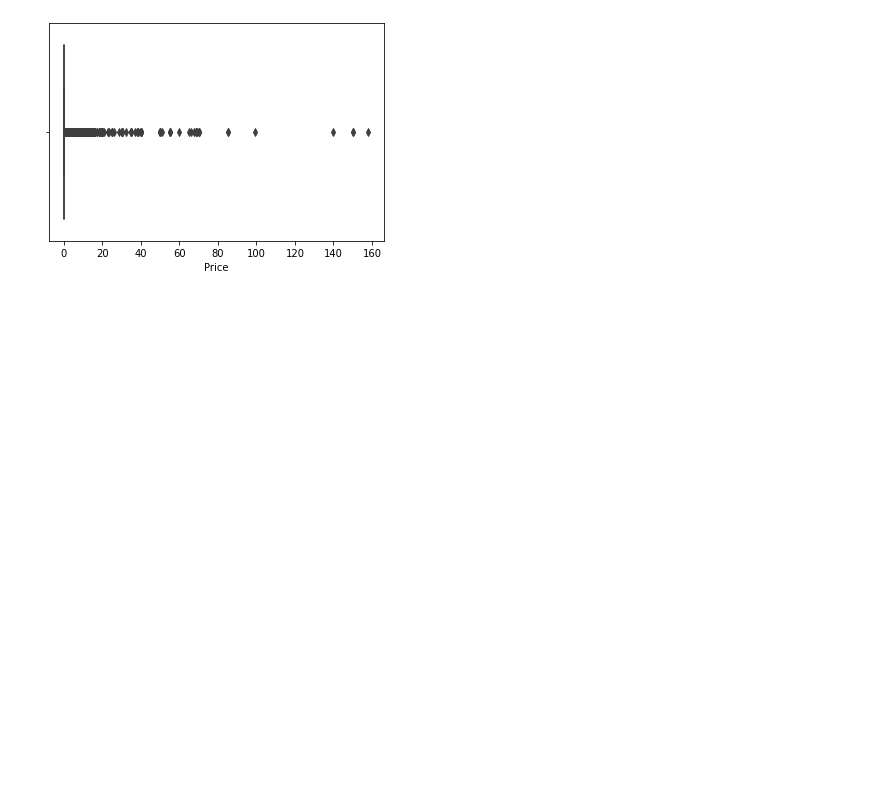
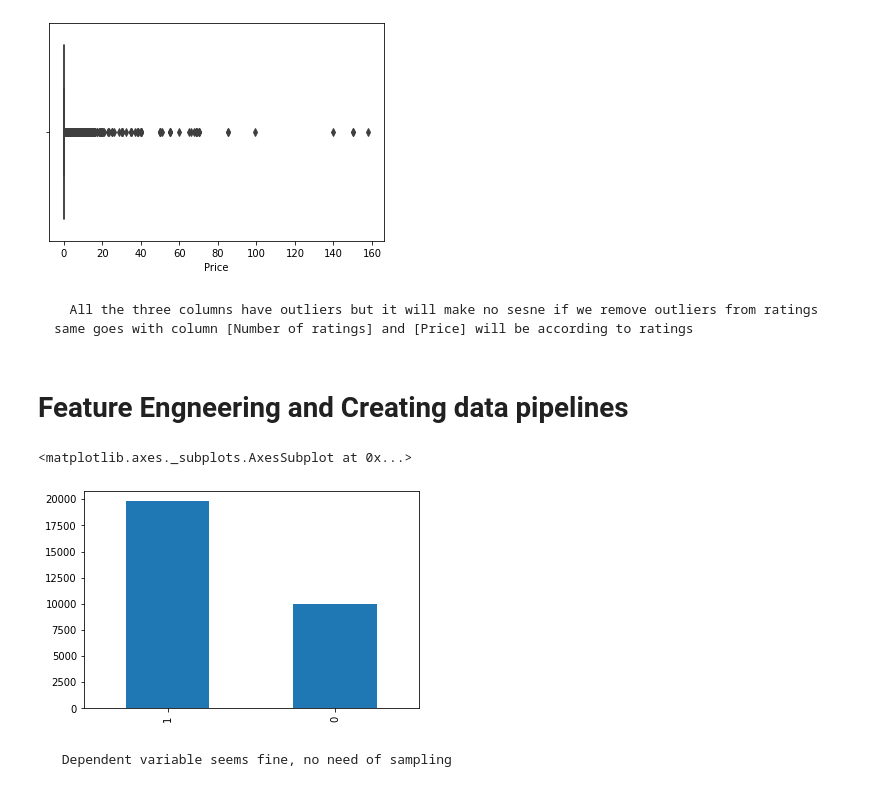
Before and after one commit to ajayn3300/Android-Authenticity-Prediction--Classification-, a Jupyter notebook: ANDRIOD_AUTHENTICITY_PREDICTION.ipynb, the cells around one changed output. Cells and saved outputs as stored; diff of their text form; code cells hidden in the pictures; blank space fills up the shorter version.

```diff
--- a/ANDRIOD_AUTHENTICITY_PREDICTION.ipynb
+++ b/ANDRIOD_AUTHENTICITY_PREDICTION.ipynb
@@ -538,7 +537,7 @@ data=data[~data['App'].isna()]
 data=data[~data['Description'].isna()]
 # %%
 #let's fill NaN with 0 in column 'Related App'
-data['Related apps'].fillna(0,inplace=True)
+data['Related apps'].fillna(str(0),inplace=True)
 # %%
 # Let's check null values again
 data.isna().sum()
@@ -577,3 +576,15 @@ for i in col_3:
 [figure]
 [figure]
 [figure]
+# %% [markdown]
+      All the three columns have outliers but it will make no sesne if we remove outliers from ratings same goes with column [Number of ratings] and [Price] will be according to ratings
+# %% [markdown]
+# **Feature Engneering and Creating data pipelines**
+# %%
+# Let's plot our dependent variable
+data['Class'].value_counts().plot(kind='bar')
+# %% [output]
+<matplotlib.axes._subplots.AxesSubplot at 0x...>
+[figure, added]
+# %% [markdown]
+     Dependent variable seems fine, no need of sampling
```
Also changed, not shown: parts of 18 cells of this notebook.
